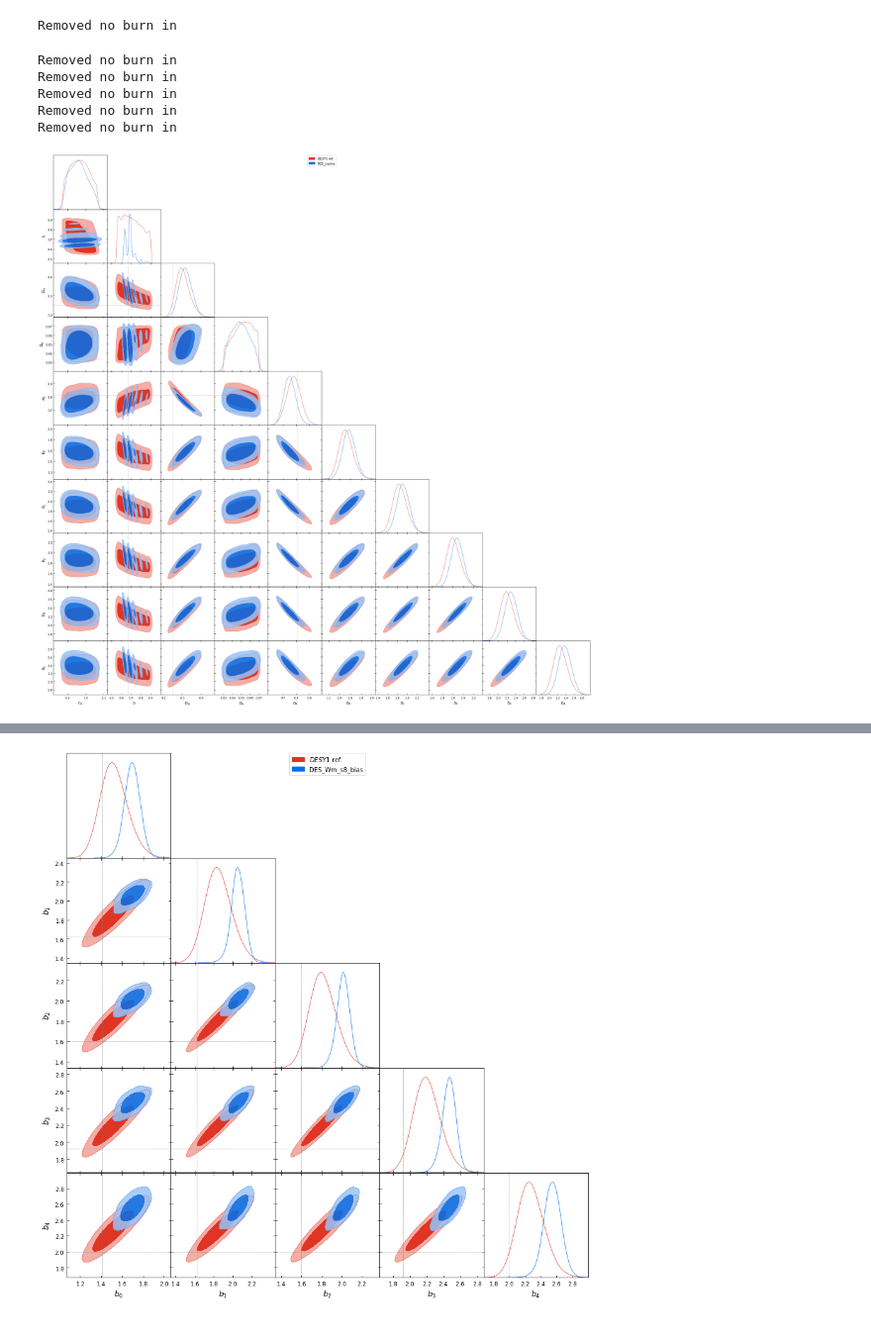
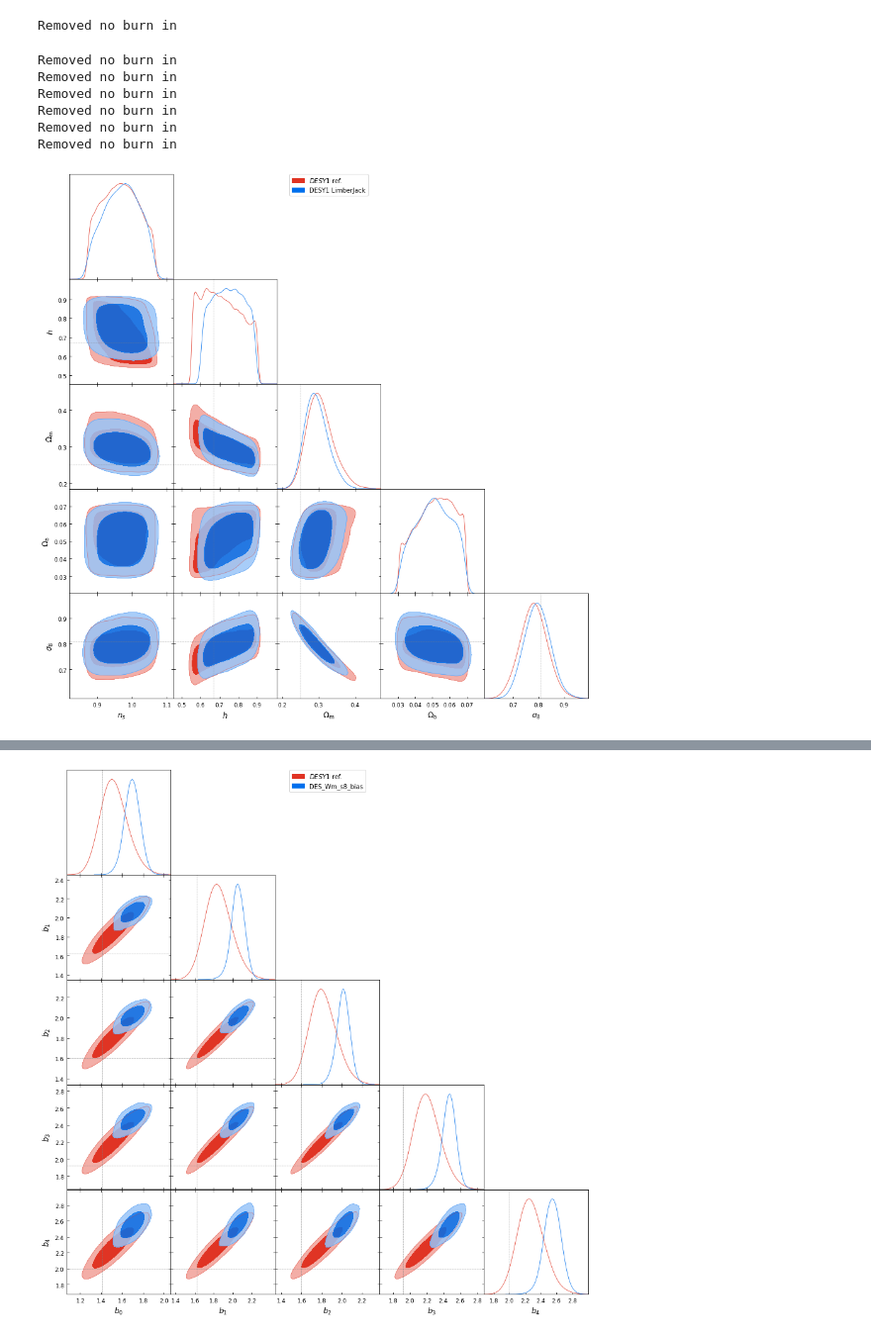
Before and after one commit to damonge/LimberJack.jl, a Jupyter notebook: chains/Plotting.ipynb, the cells around one changed output, grey strips where cells are left out. Shown at 99% size. Cells and saved outputs as stored; diff of their text form; code cells hidden in the pictures.

```diff
--- a/chains/Plotting.ipynb
+++ b/chains/Plotting.ipynb
@@ -47,7 +56,11 @@ DES_ref_tot = np.concatenate((DES_ref__1, DES_ref__2, DES_ref__3,
 DES_ref_params = []
 for item in DES_ref_tot:
     DES_ref_params.append([item[6], item[5], item[3]+item[4], item[4], item[27],
-                           item[7], item[8], item[9], item[10], item[11]])
+                           item[7], item[8], item[9], item[10], item[11],
+                           item[12], item[13], item[14], item[15], item[16],
+                           item[17], item[18], item[19], item[20],
+                           item[21], item[22], item[23], item[24],
+                           item[25], item[26]])
 DES_ref_params = np.array(DES_ref_params)
 DES_ref_samples = MCSamples(samples=DES_ref_params, names = names_DES, labels = labels_DES, label= r'$DESY1$ ref.',
                     weights=np.transpose(DES_ref_tot)[0],loglikes=np.transpose(DES_ref_tot)[1])
@@ -57,16 +70,32 @@ Removed no burn in
 path = '/home/jaime/PhD/LimberJack.jl/chains/'
 DES_Wms8__1 = pd.read_csv(path+'DES_NUTS_TAP0.6/chain_2022-04-26T12%3A24%3A03.248.csv')
 DES_Wms8__2 = pd.read_csv(path+'DES_different_bias_NUTS_TAP0.6/chain_2022-05-01T17%3A36%3A59.766.csv')
-DES_Wm_s8_bias = pd.read_csv(path+'DES_full2_NUTS_TAP0.6/chain_2022-04-28T10%3A39%3A42.237.csv')
-DES_cosmo = pd.read_csv(path+'DES_full3_NUTS_TAP0.6/chain_2022-04-28T14%3A42%3A24.798.csv')
-DES_cosmo_bias = pd.read_csv(path+'DES_full_NUTS_TAP0.6/chain_2022-05-04T14%3A20%3A16.983.csv')
+DES_Wm_s8_bias = pd.read_csv(path+'DES_Wms8_bias_TAP0.6/chain_2022-04-28T10%3A39%3A42.237.csv')
+DES_cosmo = pd.read_csv(path+'DES_cosmo_TAP0.6/chain_2022-04-28T14%3A42%3A24.798.csv')
+DES_cosmo_bias = pd.read_csv(path+'DES_cosmo_bias_TAP0.6/chain_2022-06-04T20%3A17%3A52.078.csv')
+DES_full = pd.read_csv(path+'DES_full_TAP0.6/chain_2022-06-02T14%3A13%3A29.450.csv')
 # %%
 labels_dict = {'b0': 'b_0',
                'b1': 'b_1',
                'b2': 'b_2',
                'b3': 'b_3',
                'b4': 'b_4',
+               'dz_g0': 'dz_{g0}',
+               'dz_g1': 'dz_{g1}',
+               'dz_g2': 'dz_{g2}',
+               'dz_g3': 'dz_{g3}',
+               'dz_g4': 'dz_{g4}',
+               'dz_k0': 'dz_{k0}',
+               'dz_k1': 'dz_{k1}',
+               'dz_k2': 'dz_{k2}',
+               'dz_k3': 'dz_{k3}',
+               'm0': 'm_0',
+               'm1': 'm_1',
+               'm2': 'm_2',
+               'm3': 'm_3',
                'ns': 'n_s',
+               'A_IA': 'A_{IA}',
+               'alpha_IA': '\alpha_{IA}',
                'h': 'h',
                'Ωm': '\Omega_m',
                'Ωb': '\Omega_b',
@@ -96,18 +125,28 @@ DES_bias_samples = make_samples(DES_Wm_s8_bias, ['b0', 'b1', 'b2', 'b3', 'b4', '
 DES_cosmo_samples = make_samples(DES_cosmo, ['ns', 'h', 'Ωm', 'Ωb', 's8'],
                                    ranges, 'DES_cosmo')
 DES_cosmo_bias_samples = make_samples(DES_cosmo_bias, ['b0', 'b1', 'b2', 'b3', 'b4', 'ns', 'h', 'Ωm', 'Ωb', 's8'],
-                                   ranges, 'DES_cosmo')
+                                   ranges, 'DESY1 LimberJack')
+DES_full_samples = make_samples(DES_full, ['b0', 'b1', 'b2', 'b3', 'b4',
+                                           'dz_g0', 'dz_g1', 'dz_g2', 'dz_g3', 'dz_g4',
+                                           'dz_k0', 'dz_k1', 'dz_k2', 'dz_k3',
+                                           'm0', 'm1', 'm2', 'm3',
+                                           'A_IA', 'alpha_IA',
+                                           'ns', 'h', 'Ωm', 'Ωb', 's8'],
+                                   ranges, 'DESY1 LimberJack')
 # %% [output]
 Removed no burn in
 Removed no burn in
 Removed no burn in
 Removed no burn in
 Removed no burn in
+Removed no burn in
 # %%
 g = plots.getSubplotPlotter(subplot_size=2.5)
-g.triangle_plot([DES_ref_samples, DES_cosmo_bias_samples], filled=True,
+g.triangle_plot([DES_ref_samples, DES_full_samples],
+                ['ns', 'h', 'Ωm', 'Ωb', 's8'],
+                filled=True,
                 markers={'h': 0.67,
                          'Ωm': 0.25,
                          's8': 0.81})
 # %% [output]
-[figure, old version]
+[figure, new version]
```
Also changed, not shown: parts of 6 cells of this notebook, 4 other files.
